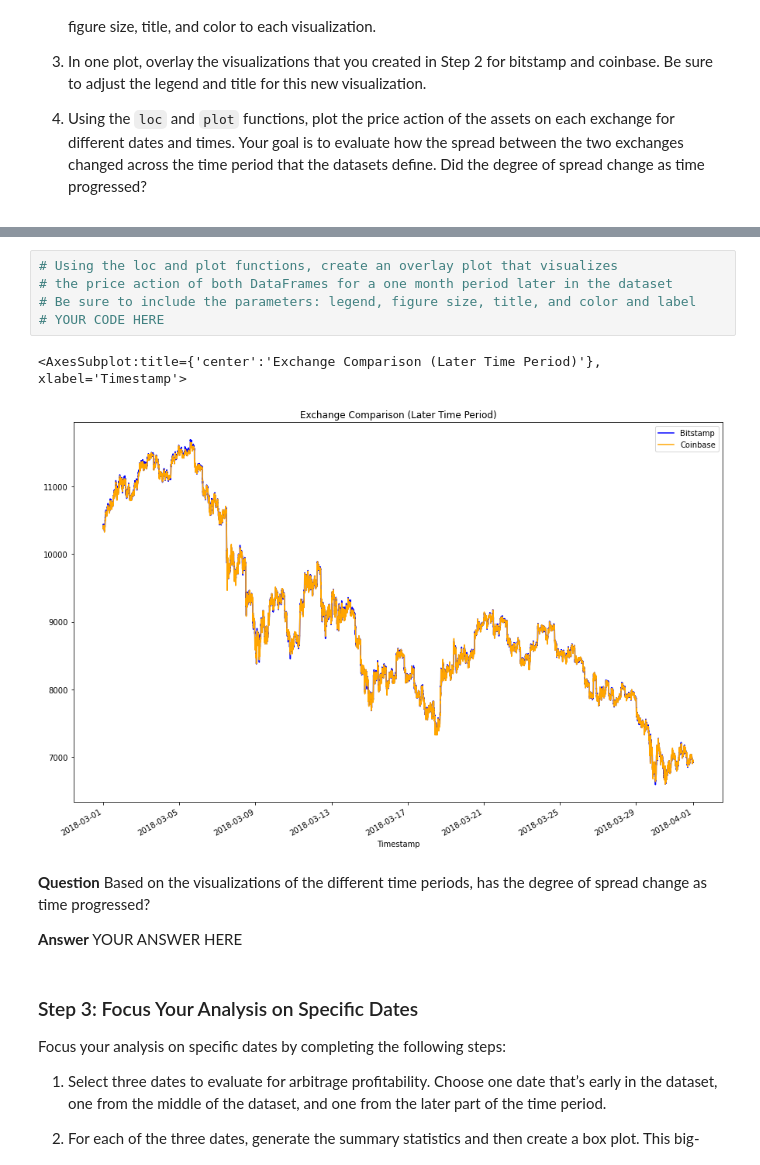
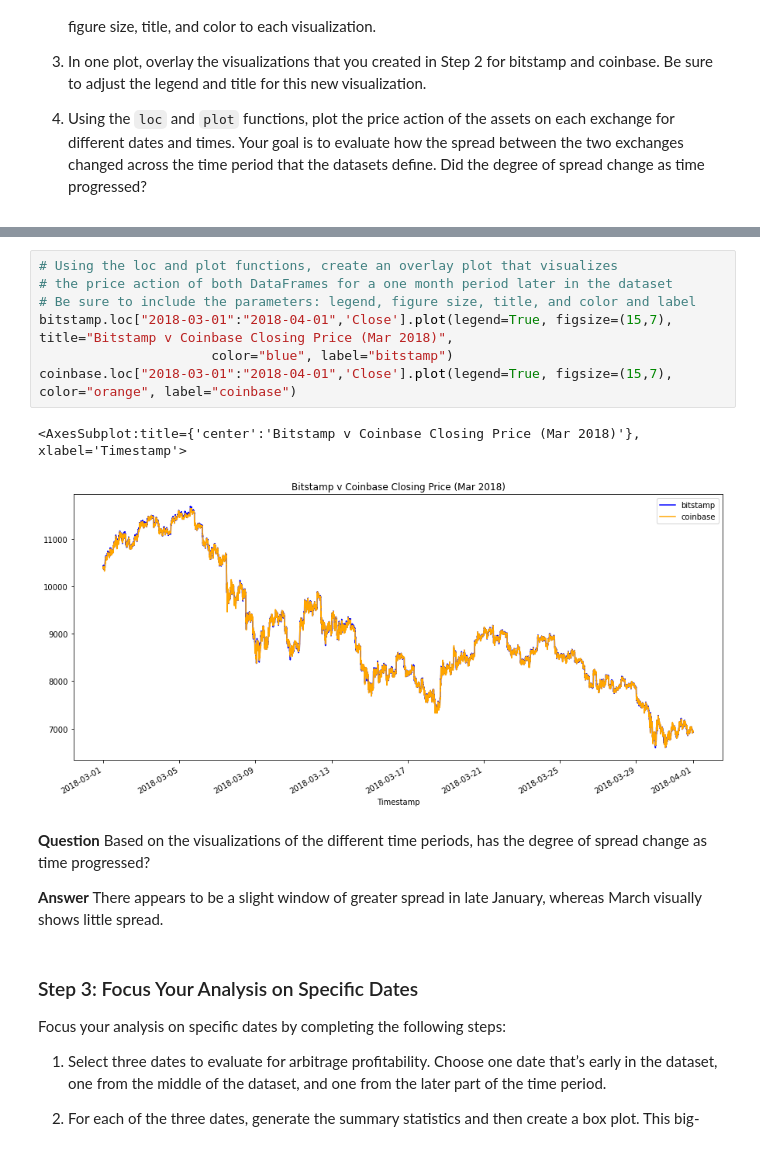
Before and after one commit to megkennedy/Challenge-3, a Jupyter notebook: crypto_arbitrage.ipynb, the cells around one changed output, grey strips where cells are left out. Drawn from its saved outputs; the diff is of its cells as text.

```diff
--- a/crypto_arbitrage.ipynb
+++ b/crypto_arbitrage.ipynb
@@ -262,15 +266,17 @@ Sort through the time series data associated with the bitstamp and coinbase Data
 # %%
 # Using the loc and plot functions, create an overlay plot that visualizes
 # the price action of both DataFrames for a one month period later in the dataset
 # Be sure to include the parameters: legend, figure size, title, and color and label
-# YOUR CODE HERE
+bitstamp.loc["2018-03-01":"2018-04-01",'Close'].plot(legend=True, figsize=(15,7), title="Bitstamp v Coinbase Closing Price (Mar 2018)",
+                      color="blue", label="bitstamp")
+coinbase.loc["2018-03-01":"2018-04-01",'Close'].plot(legend=True, figsize=(15,7), color="orange", label="coinbase")
 # %% [output]
-<AxesSubplot:title={'center':'Exchange Comparison (Later Time Period)'}, xlabel='Timestamp'>
+<AxesSubplot:title={'center':'Bitstamp v Coinbase Closing Price (Mar 2018)'}, xlabel='Timestamp'>
-[figure, old version]
+[figure, new version]
 # %% [markdown]
 **Question** Based on the visualizations of the different time periods, has the degree of spread change as time progressed?
 
-**Answer** YOUR ANSWER HERE
+**Answer** There appears to be a slight window of greater spread in late January, whereas March visually shows little spread.
 # %% [markdown]
 ### Step 3: Focus Your Analysis on Specific Dates
 
```
Also changed, not shown: parts of 6 cells of this notebook.
